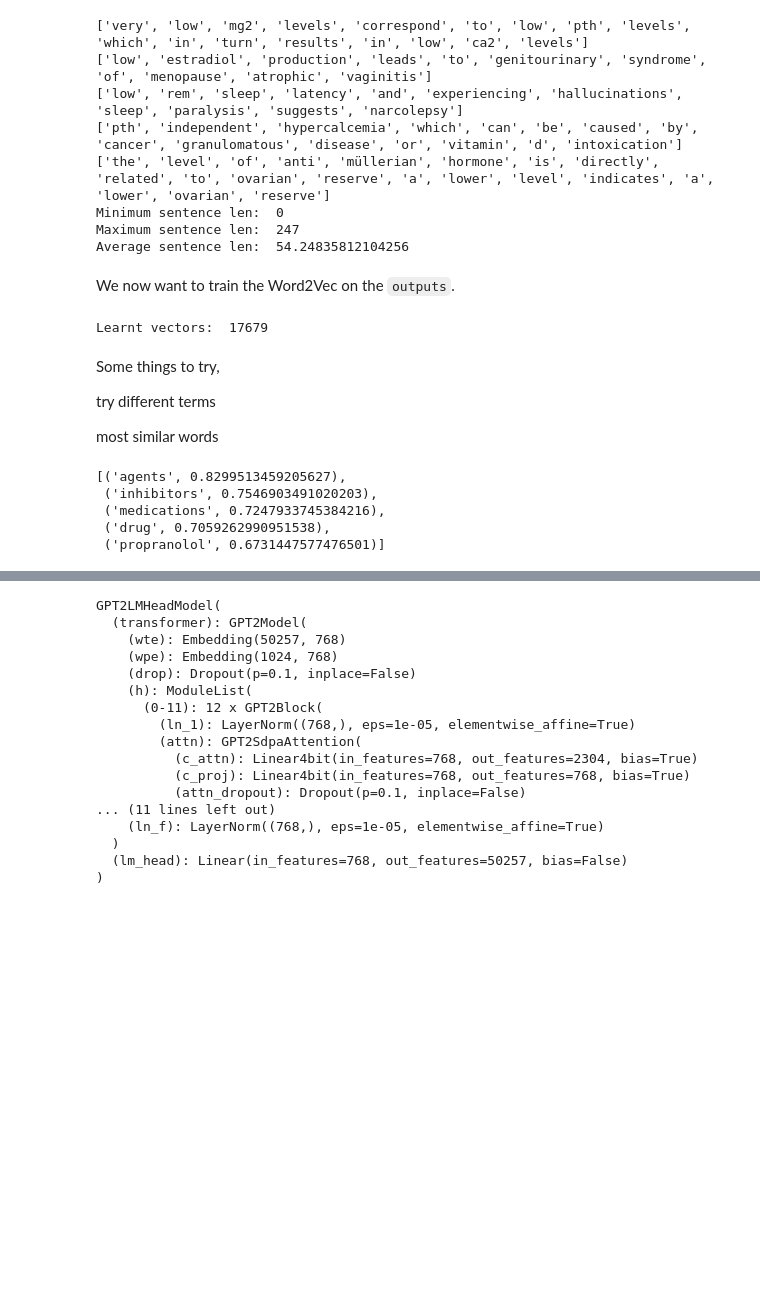
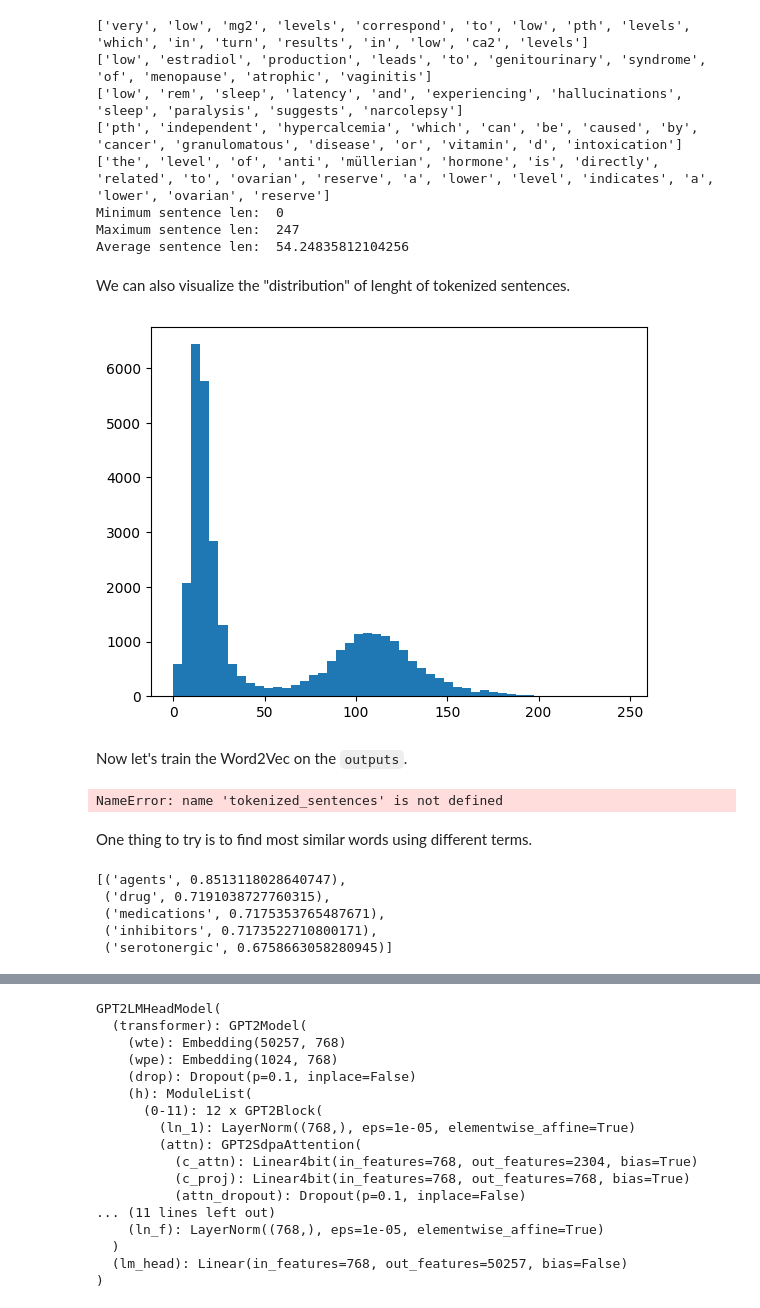
Before and after one commit to suurajroshan/lang_models_project, a Jupyter notebook: language_models.ipynb, the cells around one changed output, grey strips where cells are left out. Saved outputs shown, nothing was run; the diff lists cells and outputs as text; code cells hidden in the pictures; blank space fills up the shorter version.

````diff
--- a/language_models.ipynb
+++ b/language_models.ipynb
@@ -65,9 +95,6 @@ Lowercasing the text, tokenizing based on spaces to prepare the text for trainin
 # %%
-import re
-import numpy as np
+tokenized_sentences = [re.sub(r'\W', ' ', sentence).lower().split() for sentence in ds['train']['output']]
 
-tokenized_sentences = [re.sub('\W', ' ', sentence).lower().split() for sentence in ds['train']['output']]
-#\W removes the non word characters thereby removing the '+','/','-' that could be good to keep
 for i in tokenized_sentences[:5]:
   print(i)
 
@@ -83,21 +110,22 @@ print(f'Average sentence len: ', np.mean([len(i)for i in tokenized_sentences]))
 Minimum sentence len:  0
 Maximum sentence len:  247
 Average sentence len:  54.24835812104256
+# %% [markdown]
+We can also visualize the "distribution" of lenght of tokenized sentences.
+# %%
+plt.hist([len(sen) for sen in tokenized_sentences], 50)
+plt.show()
+# %% [output]
+[figure, added]
 # %% [markdown]
-We now want to train the Word2Vec on the ```outputs```.
+Now let's train the Word2Vec on the ```outputs```.
 # %%
-from gensim.models.word2vec import Word2Vec
-
 model = Word2Vec(tokenized_sentences, vector_size=100, min_count=2, window=10)
 print(f'Learnt vectors: ',len(model.wv))
 # %% [output]
-Learnt vectors:  17679
+NameError: name 'tokenized_sentences' is not defined
-# %% [markdown]
-Some things to try,
-
-try different terms
-
-most similar words
+# %% [markdown]
+One thing to try is to find most similar words using different terms.
 # %%
 # term = 'sickness'
 # term = 'fever'
@@ -107,8 +135,8 @@ term = 'drugs'
 sims = model.wv.most_similar(term, topn=5)
 sims
 # %% [output]
-[('agents', 0.8299513459205627),
- ('inhibitors', 0.7546903491020203),
- ('medications', 0.7247933745384216),
- ('drug', 0.7059262990951538),
- ('propranolol', 0.6731447577476501)]
+[('agents', 0.8513118028640747),
+ ('drug', 0.7191038727760315),
+ ('medications', 0.7175353765487671),
+ ('inhibitors', 0.7173522710800171),
+ ('serotonergic', 0.6758663058280945)]
````
Also changed, not shown: parts of 25 cells of this notebook.
